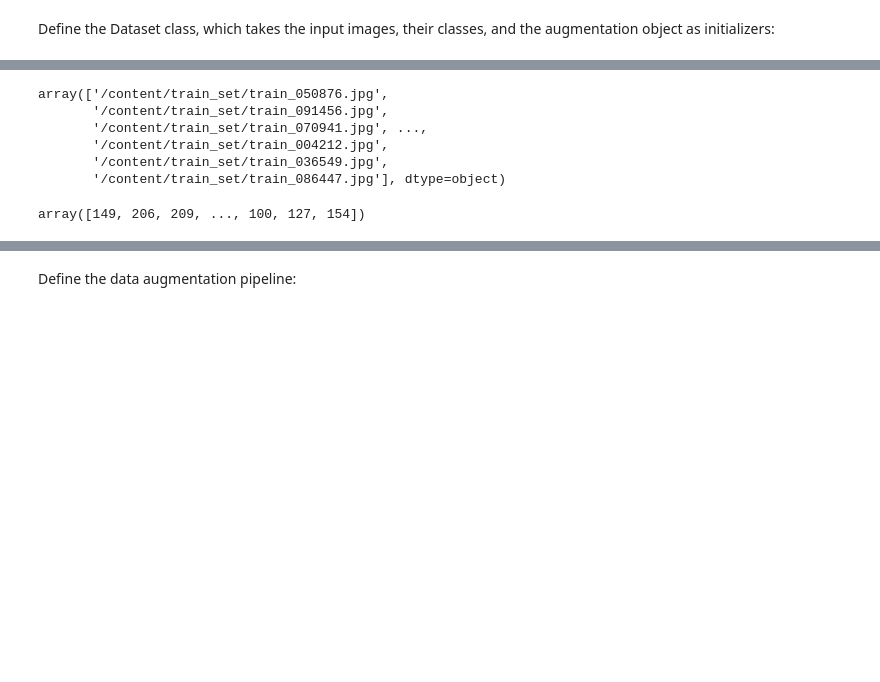
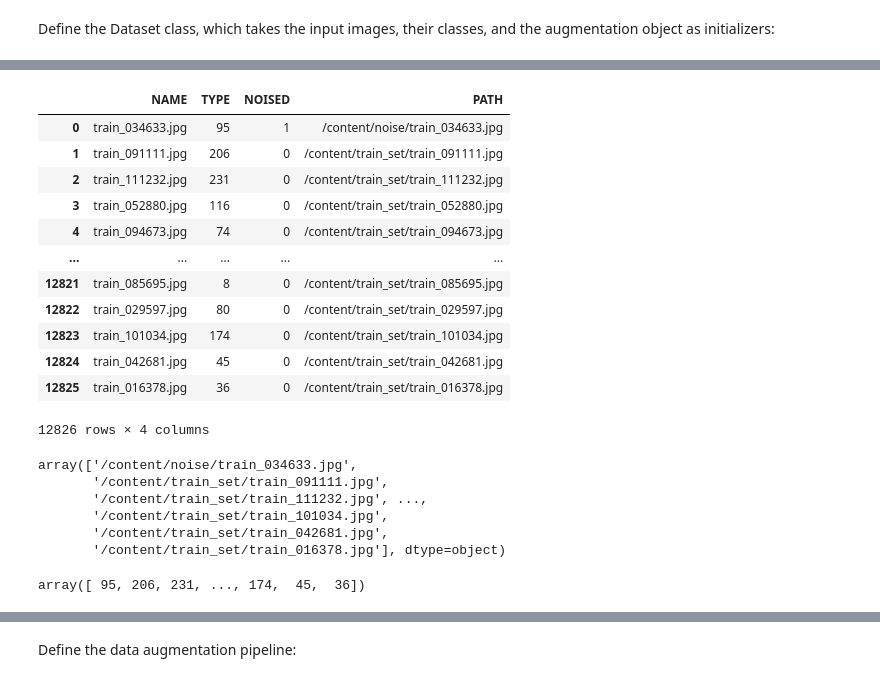
Before and after one commit to MarioAvolio/FoodX-251-Classification, a Jupyter notebook: FoodX_251_Classification.ipynb, the cells around one changed output, grey strips where cells are left out. Cells and saved outputs as stored; diff of their text form; code cells hidden in the pictures; blank space fills up the shorter version.

```diff
--- a/FoodX_251_Classification.ipynb
+++ b/FoodX_251_Classification.ipynb
@@ -62,0 +29,26 @@ class FoodDataset(Dataset):
+# %%
+NUM_CLASSES=251
+
+G_DRIVE='/content/gdrive/'
+PROJ_PATH= G_DRIVE+"MyDrive/Visual-Proj/"
+
+# ----------------- tar
+TRAIN_PATH = PROJ_PATH + "train.tar"
+VAL_PATH = PROJ_PATH + "val.tar"
+VAL_DEGRADED_PATH = PROJ_PATH + "val_degraded.zip"
+NOISE_TRAINING_DATA_PATH = PROJ_PATH + "noise.zip"
+ANNOTATION_PATH = PROJ_PATH + "annot.tar"
+
+
+# ---------------- local data extracted
+TRAIN_PATH_LOCAL="/content/train_set/"
+VAL_DEGRADED_PATH_LOCAL="/content/val_set_degraded/"
+VAL_PATH_LOCAL="/content/val_set/"
+NOISED_PATH_LOCAL="/content/noise/"
+
+
+# --------------- csv file
+ANNOTATION_PATH_CLASS_LOCAL="/content/class_list.txt"
+ANNOTATION_PATH_VALIDATION_CLEANED="/content/val_info.csv"
+ANNOTATION_PATH_TRAIN_CLEANED=PROJ_PATH+"train_info_cleaned.csv"
+ANNOTATION_PATH_BALANCED_TRAIN = PROJ_PATH + "balanced_train_info.csv"
@@ -62,0 +68,5 @@ class FoodDataset(Dataset):
+# %%
+train_info = pd.read_csv(ANNOTATION_PATH_BALANCED_TRAIN).sample(frac=0.1).reset_index(drop=True) # shuffle
+name_to_type_train=train_info.set_index("NAME").to_dict()["TYPE"]
+type_to_name_train = {v: k for k, v in name_to_type_train.items()}
+# type_to_name_train, train_info
@@ -62,0 +135,27 @@ class FoodDataset(Dataset):
+# %%
+def initilize_path_into_dataset(row):
+  if row.NOISED == 0:
+    row.PATH = TRAIN_PATH_LOCAL + row.NAME
+  elif row.NOISED == 1:
+    row.PATH = NOISED_PATH_LOCAL + row.NAME
+
+  return row.PATH
+# %%
+train_info["PATH"] = 0
+train_info["PATH"] = train_info.apply(initilize_path_into_dataset, axis=1)
+# %%
+train_info
+# %% [output]
+|  | NAME | TYPE | NOISED | PATH |
+| 0 | train_034633.jpg | 95 | 1 | /content/noise/train_034633.jpg |
+| 1 | train_091111.jpg | 206 | 0 | /content/train_set/train_091111.jpg |
+| 2 | train_111232.jpg | 231 | 0 | /content/train_set/train_111232.jpg |
+| 3 | train_052880.jpg | 116 | 0 | /content/train_set/train_052880.jpg |
+| 4 | train_094673.jpg | 74 | 0 | /content/train_set/train_094673.jpg |
+| ... | ... | ... | ... | ... |
+| 12821 | train_085695.jpg | 8 | 0 | /content/train_set/train_085695.jpg |
+| 12822 | train_029597.jpg | 80 | 0 | /content/train_set/train_029597.jpg |
+| 12823 | train_101034.jpg | 174 | 0 | /content/train_set/train_101034.jpg |
+| 12824 | train_042681.jpg | 45 | 0 | /content/train_set/train_042681.jpg |
+| 12825 | train_016378.jpg | 36 | 0 | /content/train_set/train_016378.jpg |
+12826 rows × 4 columns
@@ -63,15 +248,15 @@ class FoodDataset(Dataset):
 # %%
-tr_images = TRAIN_PATH_LOCAL + noise_balanced_dataset.NAME.to_numpy()
+tr_images = train_info.PATH.to_numpy()
 tr_images
 # %% [output]
-array(['/content/train_set/train_050876.jpg',
-       '/content/train_set/train_091456.jpg',
-       '/content/train_set/train_070941.jpg', ...,
-       '/content/train_set/train_004212.jpg',
-       '/content/train_set/train_036549.jpg',
-       '/content/train_set/train_086447.jpg'], dtype=object)
+array(['/content/noise/train_034633.jpg',
+       '/content/train_set/train_091111.jpg',
+       '/content/train_set/train_111232.jpg', ...,
+       '/content/train_set/train_101034.jpg',
+       '/content/train_set/train_042681.jpg',
+       '/content/train_set/train_016378.jpg'], dtype=object)
 # %%
-tr_targets = noise_balanced_dataset.TYPE.to_numpy()
+tr_targets = train_info.TYPE.to_numpy()
 tr_targets
 # %% [output]
-array([149, 206, 209, ..., 100, 127, 154])
+array([ 95, 206, 231, ..., 174,  45,  36])
```
Also changed, not shown: parts of 27 cells of this notebook.
